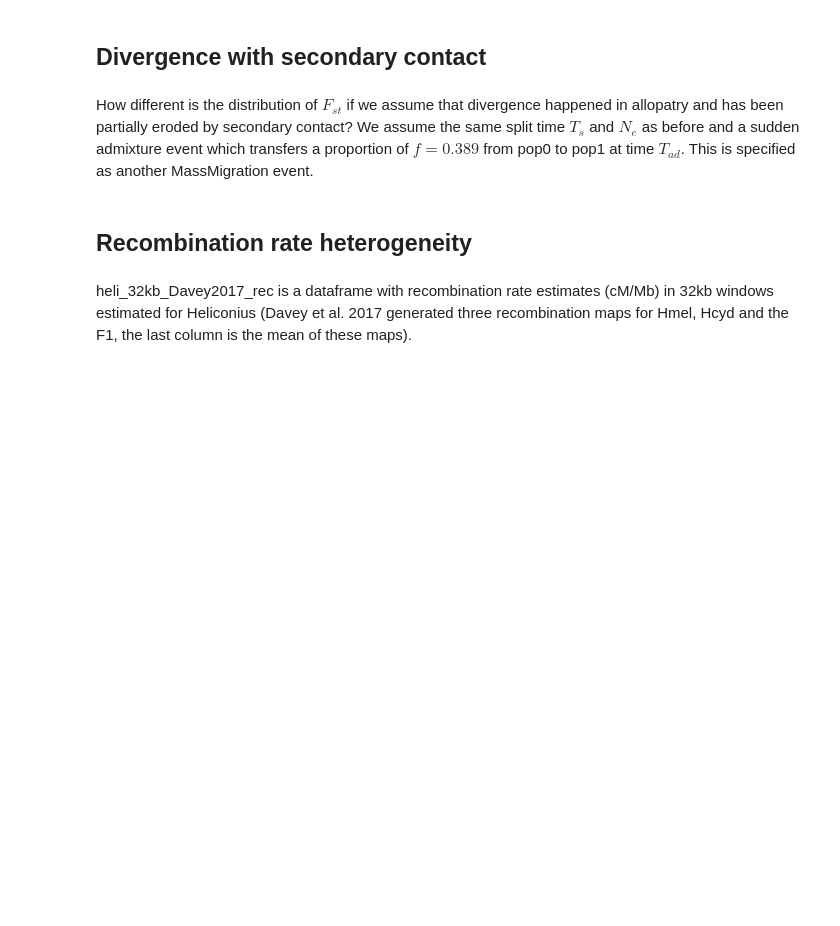
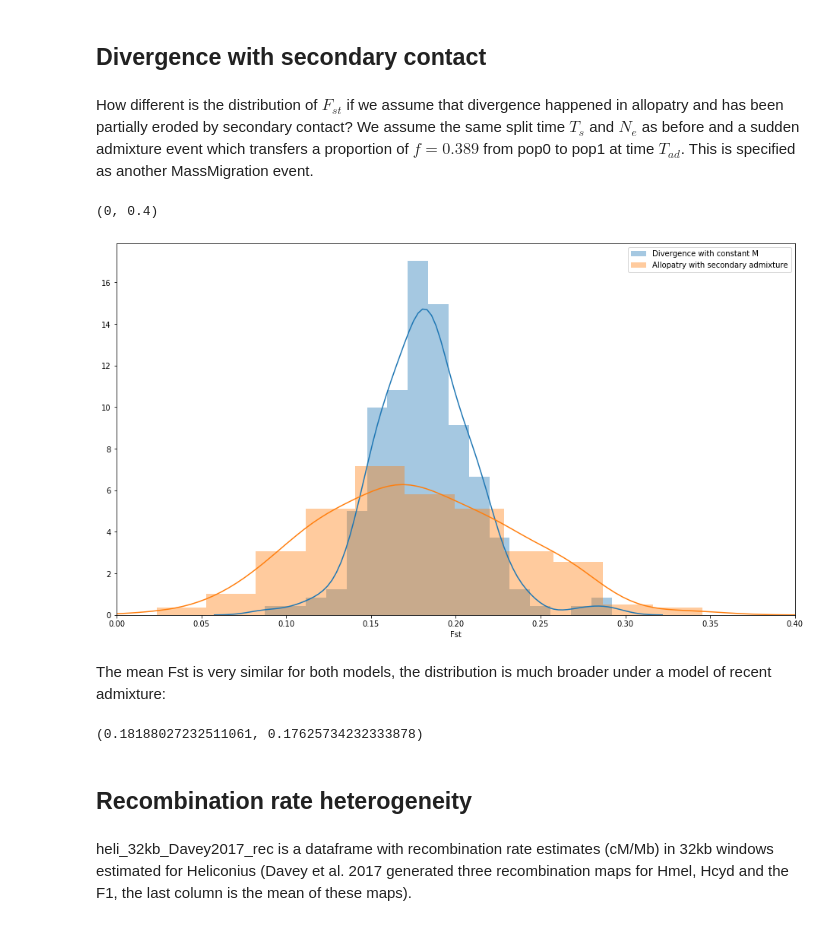
Before and after one commit to DRL/SMBE-SGE-2019, a Jupyter notebook: Session_2/Fst_short_chuncks/simulating_windowise_Fst.ipynb, the cells around one changed output. Drawn from its saved outputs; the diff is of its cells as text; code cells hidden in the pictures; blank space fills up the shorter version.

Commit message:
admixture model and recombination heterogeneity included

```diff
--- a/Session_2/Fst_short_chuncks/simulating_windowise_Fst.ipynb
+++ b/Session_2/Fst_short_chuncks/simulating_windowise_Fst.ipynb
@@ -117,20 +111,0 @@ print(num_reps)
-# %%
-fstsim = np.zeros(num_reps)
-ts = msprime.simulate(
-        length = seqLength/200,
-        recombination_rate = recr,
-        population_configurations = population_configurations,
-        demographic_events = demographic_events,
-        migration_matrix = [[0,0],[mig,0]],
-        mutation_rate = mu)
-G = ts.genotype_matrix()
-p1 = G[:,:2]
-p1 = G[:,:2]
-p1, G
-#for index, ts in enumerate(replicates):
-#    fstsim[index] = Fst(ts)
-#    msprime.mutate(ts, rate=mu, keep=True)
-#    with open('sim{}.vcf'.format(str(index)), 'w') as vcf_file:
-#        ts.write_vcf(vcf_file, ploidy=2)
-#   ts.dump('sim{}.trees'.format(str(index)))
-#Fst(ts)
@@ -312,7 +255,26 @@ print(fstsimAD)
 # %%
-fstsim = np.zeros(reps)
+fstSimsAD = np.zeros(num_reps)
 for index, ts in enumerate(replicatesAD):
-    fstsim[index] = Fst(ts)
+    p1 = list(ts.get_samples(0))
+    p2 = list(ts.get_samples(1))
+    fstSimsAD[index] = calculate_Fst(ts,samplesets=[p1,p2])[0]
+# %%
+fig, ax = plt.subplots(figsize=(16,9))
+fstIM = pd.Series(fstSims, name="Fst")
+fstAD = pd.Series(fstSimsAD, name="Fst")
+sns.distplot(fstIM,   label='Divergence with constant M')
+sns.distplot(fstAD, label='Allopatry with secondary admixture')
+plt.legend()
+ax.set_xlim((0, 0.4))
+# %% [output]
+(0, 0.4)
+[figure, added]
+# %% [markdown]
+The mean Fst is very similar for both models, the distribution is much broader under a model of recent admixture:
+# %%
+fstSims.mean(),fstSimsAD.mean()
+# %% [output]
+(0.18188027232511061, 0.17625734232333878)
 # %% [markdown]
 ## Recombination rate heterogeneity
 # %% [markdown]
```
Also changed, not shown: parts of 22 cells of this notebook.
